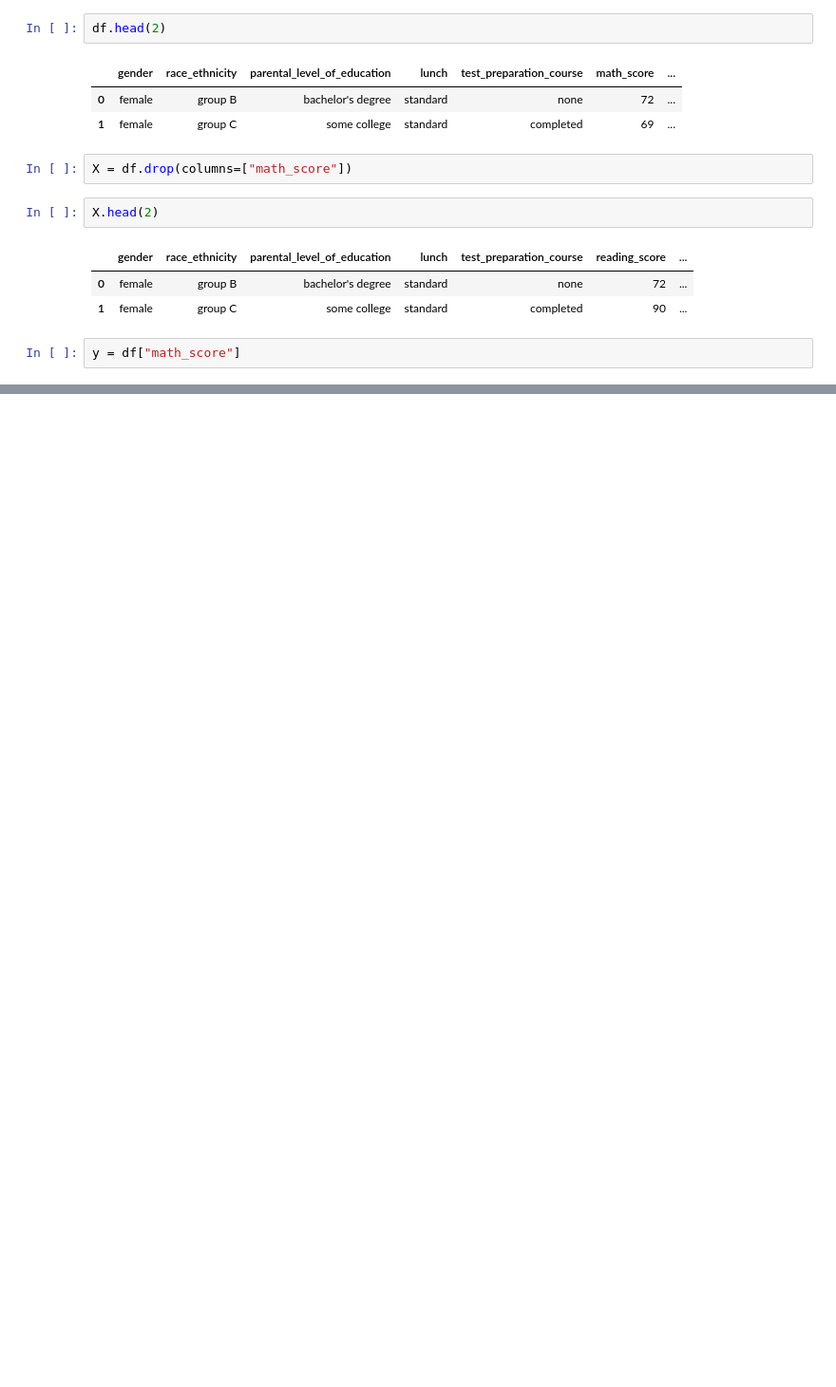
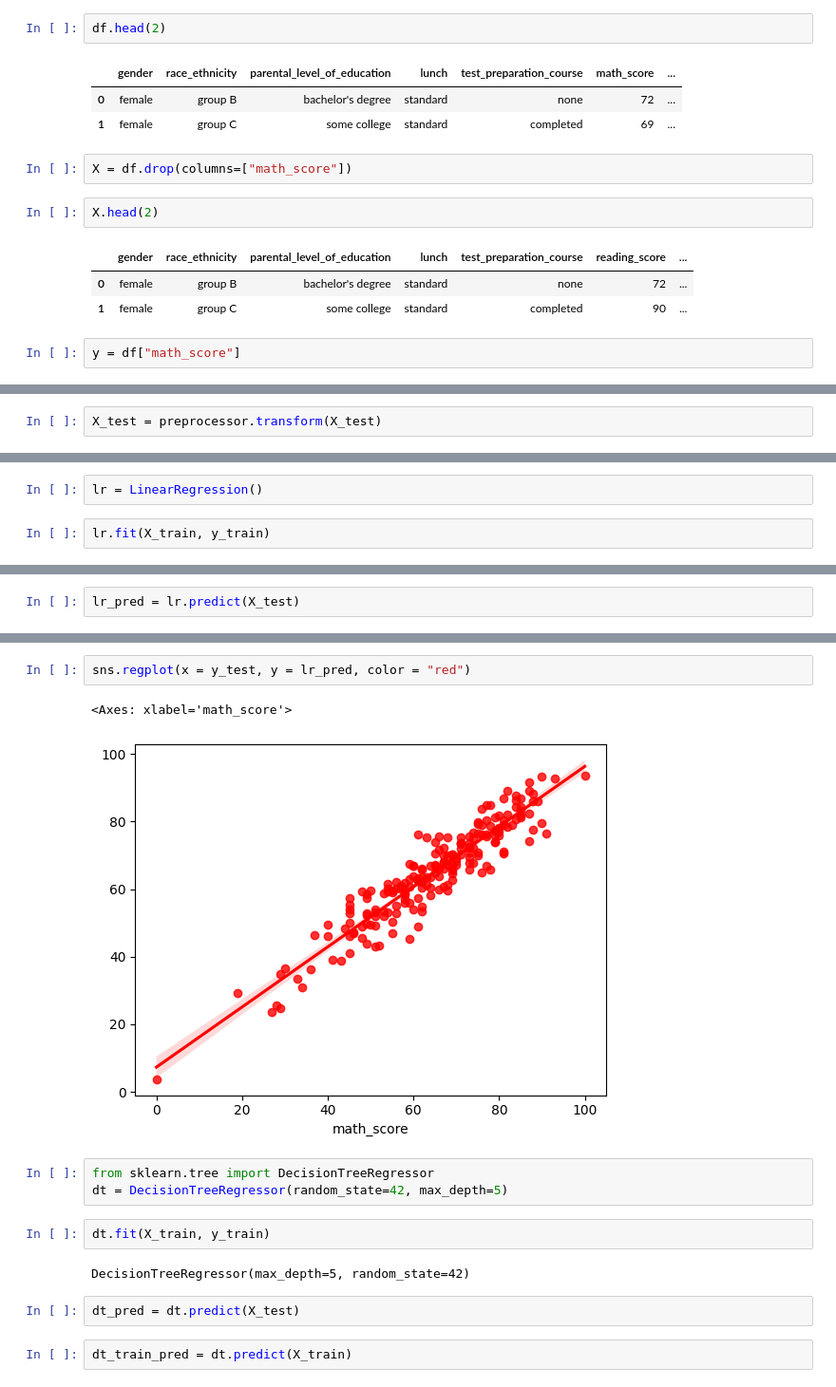
Before and after one commit to Arceaus/mlproject, a Jupyter notebook: notebooks/model_selection.ipynb, the cells around one changed output, grey strips where cells are left out. Shown at 95% size. Saved outputs shown, nothing was run; the diff lists cells and outputs as text; blank space fills up the shorter version.

Commit message:
Done Training our Model

```diff
--- a/notebooks/model_selection.ipynb
+++ b/notebooks/model_selection.ipynb
@@ -40,0 +47,2 @@ preprocessor = ColumnTransformer(
+# %%
+X_test = preprocessor.transform(X_test)
@@ -40,0 +86,4 @@ preprocessor = ColumnTransformer(
+# %%
+lr = LinearRegression()
+# %%
+lr.fit(X_train, y_train)
@@ -40,0 +103,2 @@ preprocessor = ColumnTransformer(
+# %%
+lr_pred = lr.predict(X_test)
@@ -40,0 +121,16 @@ preprocessor = ColumnTransformer(
+# %%
+sns.regplot(x = y_test, y = lr_pred, color = "red")
+# %% [output]
+<Axes: xlabel='math_score'>
+[figure, added]
+# %%
+from sklearn.tree import DecisionTreeRegressor
+dt = DecisionTreeRegressor(random_state=42, max_depth=5)
+# %%
+dt.fit(X_train, y_train)
+# %% [output]
+DecisionTreeRegressor(max_depth=5, random_state=42)
+# %%
+dt_pred = dt.predict(X_test)
+# %%
+dt_train_pred = dt.predict(X_train)
```
Also changed, not shown: parts of 38 cells of this notebook.
